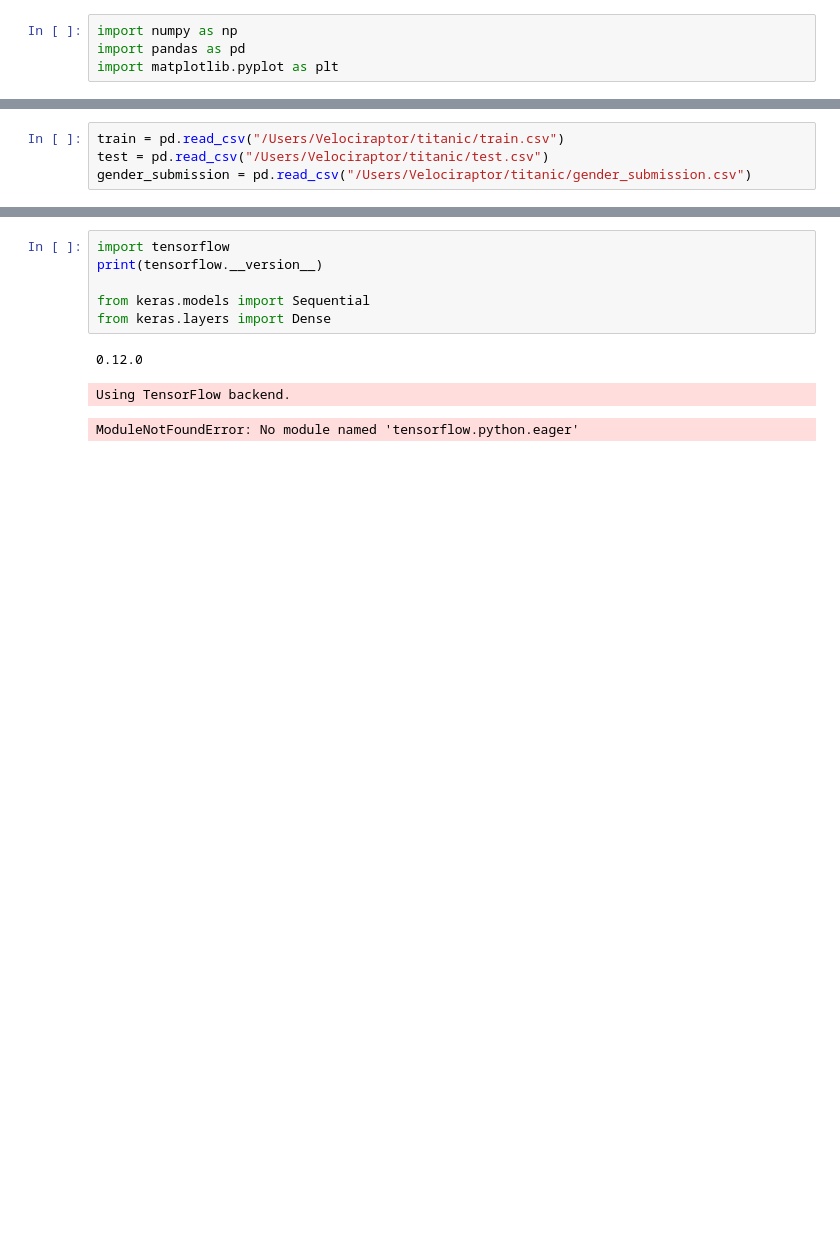
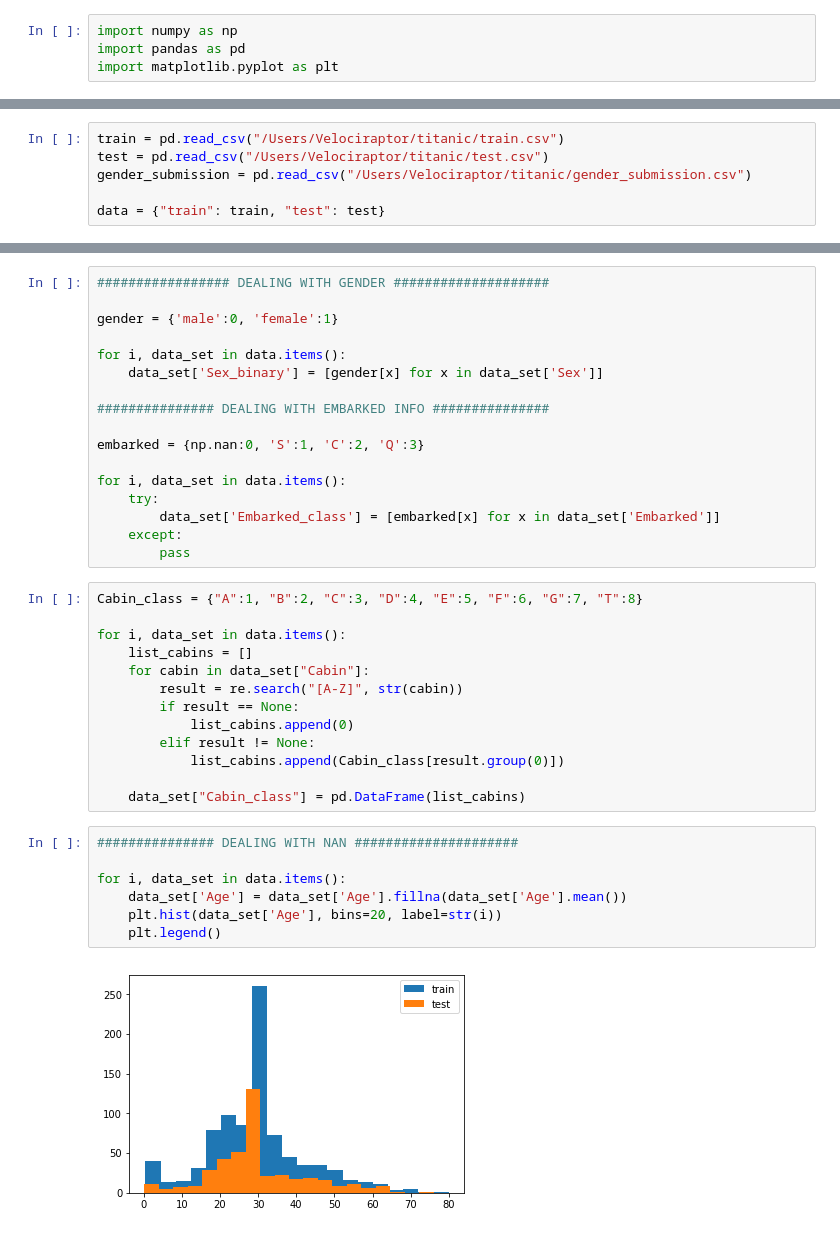
Before and after one commit to Velociraptorvelraptor/titanic-set-analysis-with-dnn, a Jupyter notebook: titanic_dnn.ipynb, the cells around one changed output, grey strips where cells are left out. Cells and saved outputs as stored; diff of their text form; blank space fills up the shorter version.

```diff
--- a/titanic_dnn.ipynb
+++ b/titanic_dnn.ipynb
@@ -14,3 +6,5 @@ gender_submission.csv* test.csv*              train.csv*
 train = pd.read_csv("/Users/Velociraptor/titanic/train.csv")
 test = pd.read_csv("/Users/Velociraptor/titanic/test.csv")
 gender_submission = pd.read_csv("/Users/Velociraptor/titanic/gender_submission.csv")
+
+data = {"train": train, "test": test}
@@ -84,10 +34,39 @@ Requirement already satisfied, skipping upgrade: oauthlib>=3.0.0 in /Library/Fra
-# %%
-import tensorflow
-print(tensorflow.__version__)
-
-from keras.models import Sequential
-from keras.layers import Dense
-# %% [output]
-0.12.0
-Using TensorFlow backend.
-ModuleNotFoundError: No module named 'tensorflow.python.eager'
+# %%
+################# DEALING WITH GENDER ####################
+
+gender = {'male':0, 'female':1}
+
+for i, data_set in data.items():
+    data_set['Sex_binary'] = [gender[x] for x in data_set['Sex']]
+
+############### DEALING WITH EMBARKED INFO ###############
+
+embarked = {np.nan:0, 'S':1, 'C':2, 'Q':3}
+
+for i, data_set in data.items():
+    try:
+        data_set['Embarked_class'] = [embarked[x] for x in data_set['Embarked']]
+    except:
+        pass
+# %%
+Cabin_class = {"A":1, "B":2, "C":3, "D":4, "E":5, "F":6, "G":7, "T":8}
+
+for i, data_set in data.items():
+    list_cabins = []
+    for cabin in data_set["Cabin"]:
+        result = re.search("[A-Z]", str(cabin))
+        if result == None:
+            list_cabins.append(0)
+        elif result != None:
+            list_cabins.append(Cabin_class[result.group(0)])
+
+    data_set["Cabin_class"] = pd.DataFrame(list_cabins)
+# %%
+############### DEALING WITH NAN #####################
+
+for i, data_set in data.items():
+    data_set['Age'] = data_set['Age'].fillna(data_set['Age'].mean())
+    plt.hist(data_set['Age'], bins=20, label=str(i))
+    plt.legend()
+# %% [output]
+[figure, added]
```
Also changed, not shown: parts of 20 cells of this notebook.
